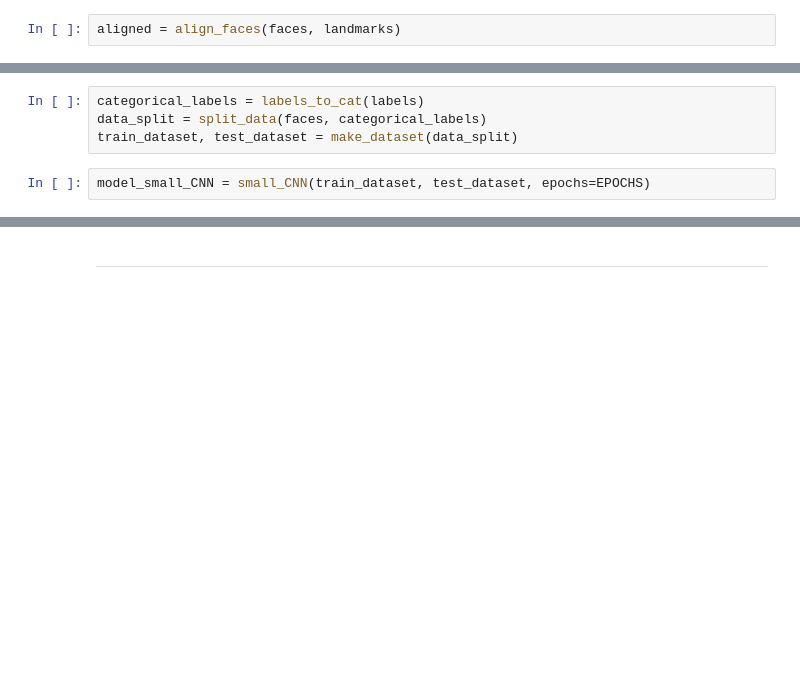
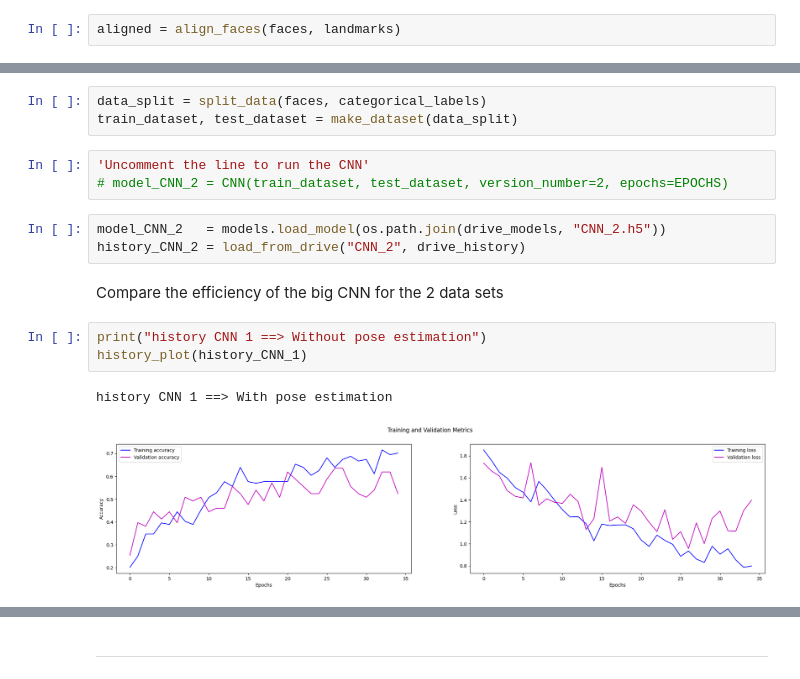
Before and after one commit to Aubert-Antoine/EL_3003-IA_et_Deep_Learning, a Jupyter notebook: LAB 7 FaceRecognition/TP7_FaceRecognition.ipynb, the cells around one changed output, grey strips where cells are left out. Cells and saved outputs as stored; diff of their text form; blank space fills up the shorter version.

```diff
--- a/LAB 7 FaceRecognition/TP7_FaceRecognition.ipynb
+++ b/LAB 7 FaceRecognition/TP7_FaceRecognition.ipynb
@@ -737,6 +728,17 @@ aligned = align_faces(faces, landmarks)
 # %%
-categorical_labels = labels_to_cat(labels)
 data_split = split_data(faces, categorical_labels)
 train_dataset, test_dataset = make_dataset(data_split)
-# %%
-model_small_CNN = small_CNN(train_dataset, test_dataset, epochs=EPOCHS)
+# %%
+'Uncomment the line to run the CNN'
+# model_CNN_2 = CNN(train_dataset, test_dataset, version_number=2, epochs=EPOCHS)
+# %%
+model_CNN_2   = models.load_model(os.path.join(drive_models, "CNN_2.h5"))
+history_CNN_2 = load_from_drive("CNN_2", drive_history)
+# %% [markdown]
+Compare the efficiency of the big CNN for the 2 data sets
+# %%
+print("history CNN 1 ==> Without pose estimation")
+history_plot(history_CNN_1)
+# %% [output]
+history CNN 1 ==> With pose estimation
+[figure, added]
```
Also changed, not shown: parts of 15 cells of this notebook.
